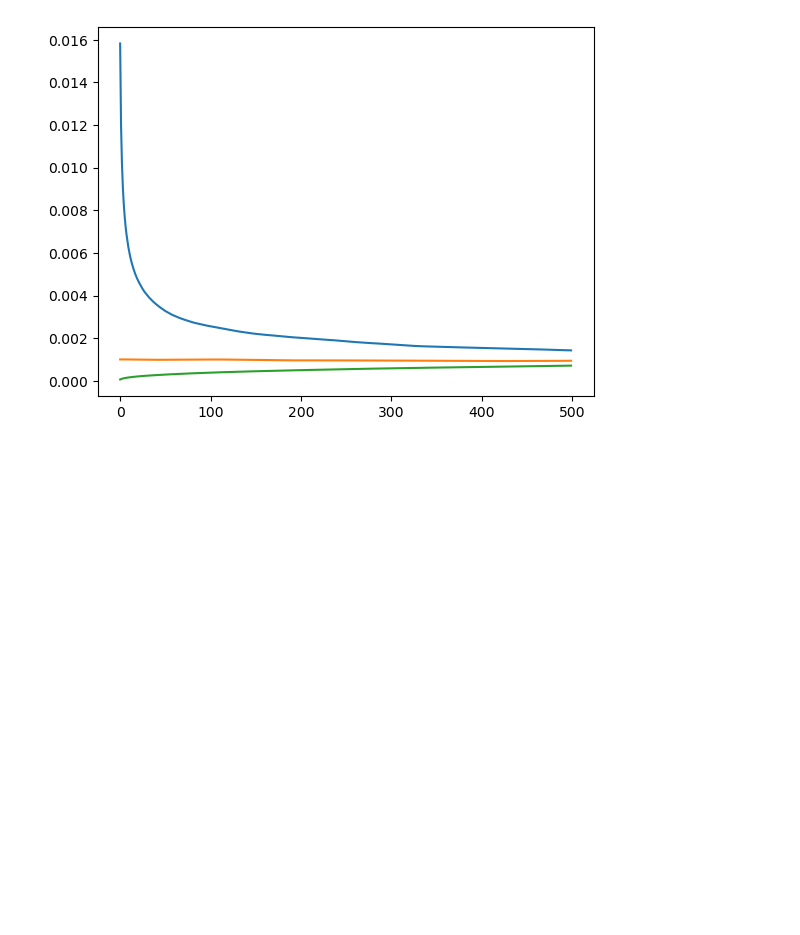
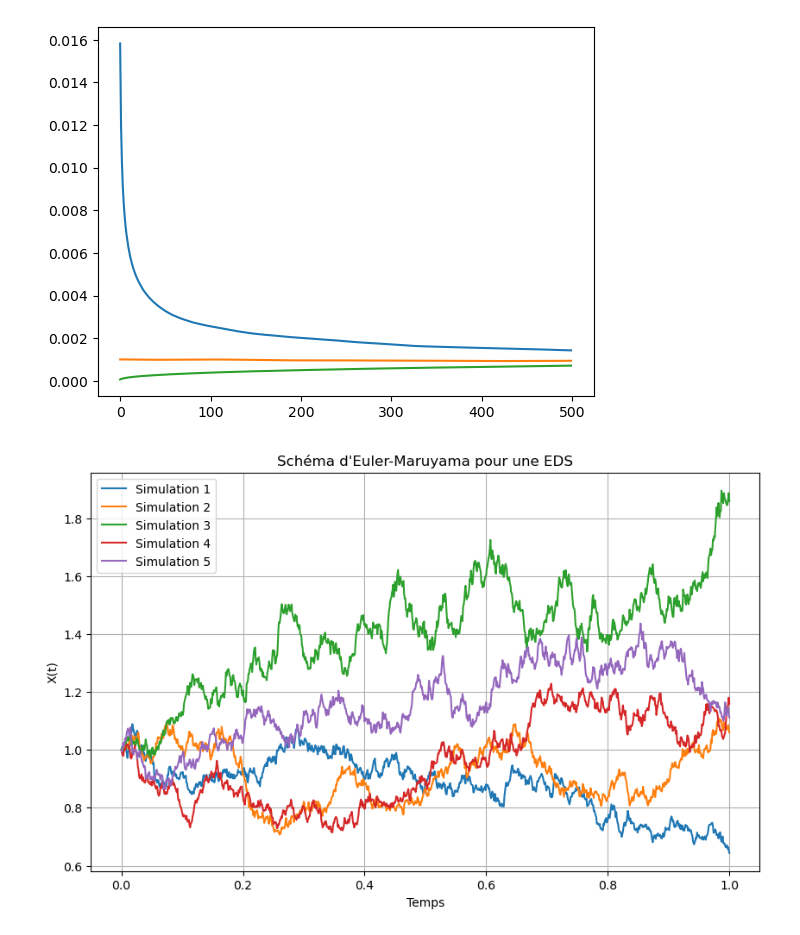
Before and after one commit to alexandreviard/DL-Portfolio-CMAP, a Jupyter notebook: test_NB.ipynb, the cells around one changed output. Saved outputs shown, nothing was run; the diff lists cells and outputs as text; code cells hidden in the pictures; blank space fills up the shorter version.

```diff
--- a/test_NB.ipynb
+++ b/test_NB.ipynb
@@ -69,3 +86,25 @@ plt.plot(signature_70)
 # %% [output]
 [<matplotlib.lines.Line2D at 0x...>]
 [figure]
+# %%
+mu = 0.03
+sigma = 0.4
+x0 = 1
+T = 1.0
+N = 1000
+dt = T / N
+num_simulations = 5
+
+plt.figure(figsize=(10, 6))
+for i in range(num_simulations):
+    t, X = euler_maruyama(mu, sigma, x0, T, N)
+    plt.plot(t, X, label=f"Simulation {i + 1}")
+
+plt.title("Schéma d'Euler-Maruyama pour une EDS")
+plt.xlabel("Temps")
+plt.ylabel("X(t)")
+plt.legend()
+plt.grid()
+plt.show()
+# %% [output]
+[figure, added]
```
Also changed, not shown: parts of 3 cells of this notebook, 1 other file.
